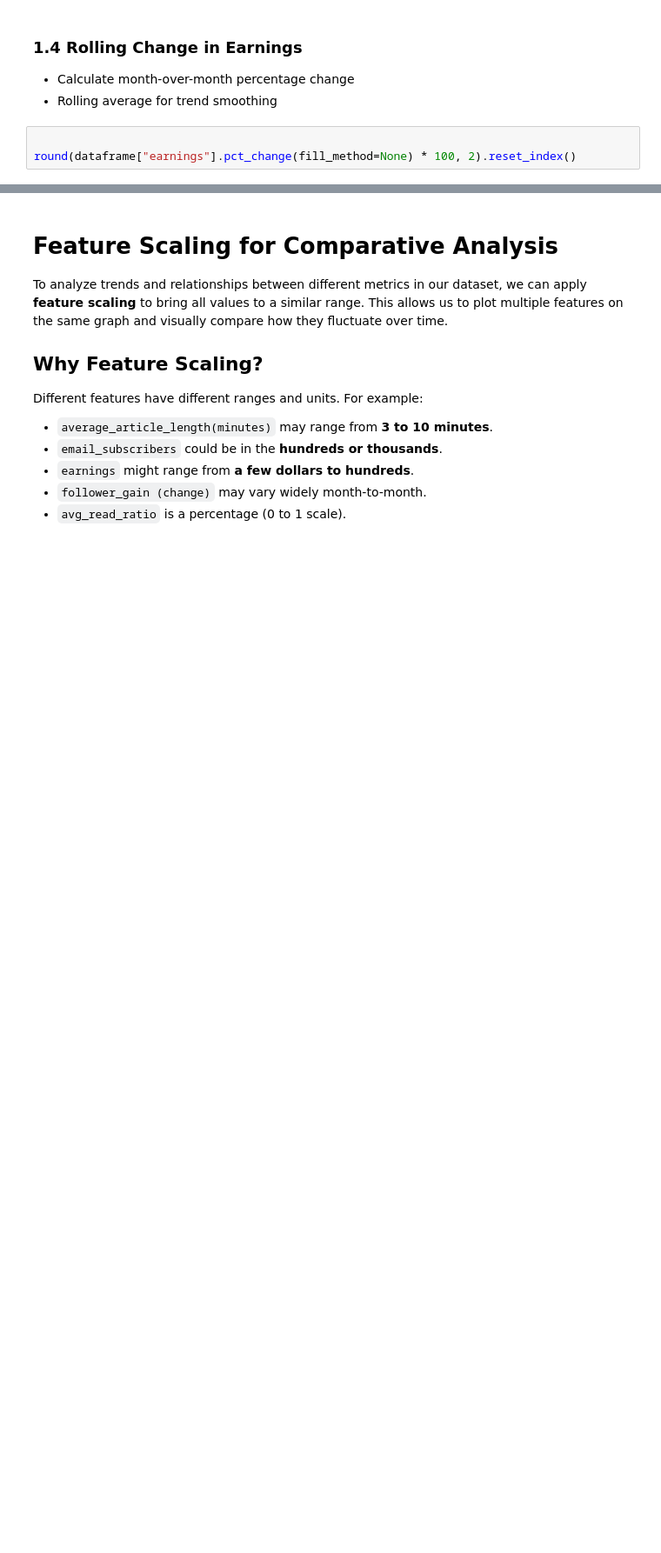
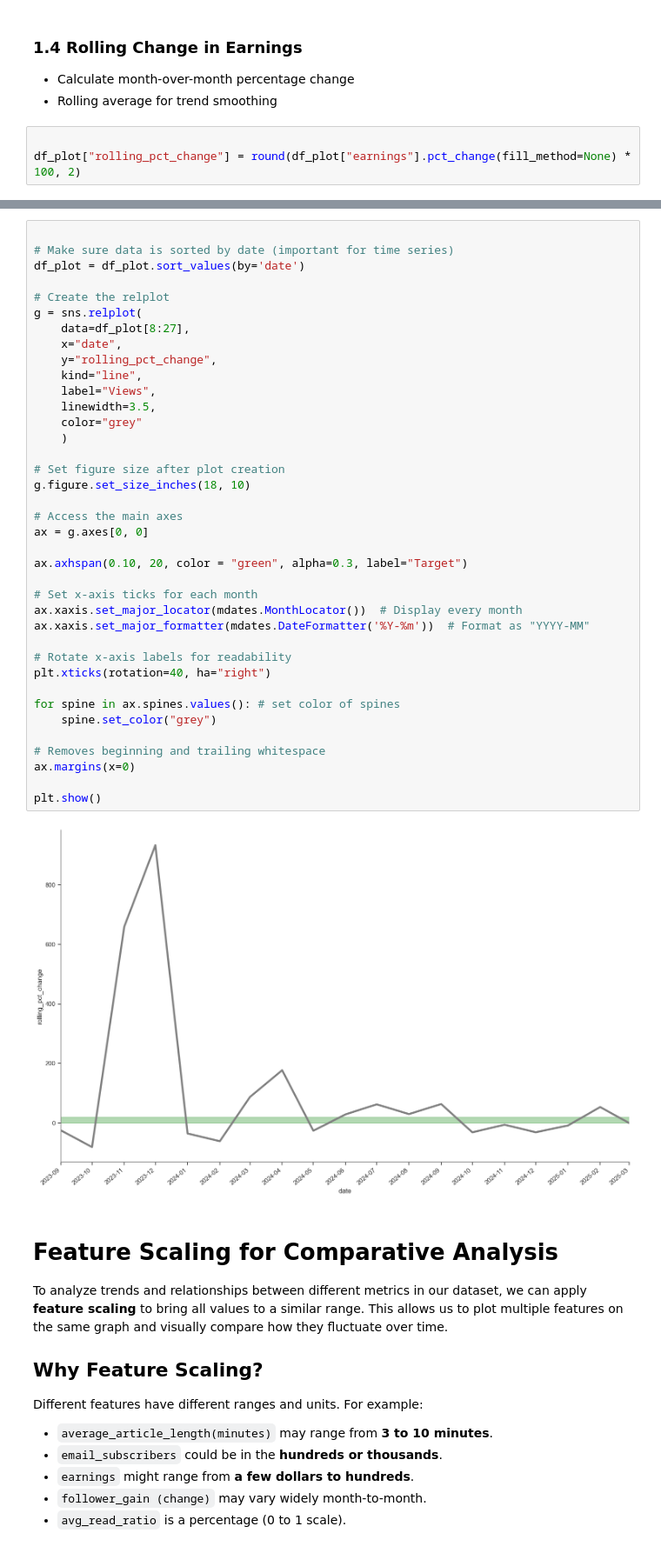
Before and after one commit to paul-trood/medium_earnings, a Jupyter notebook: 02_data_analysis.ipynb, the cells around one changed output, grey strips where cells are left out. Shown at 87% size. Cells and saved outputs as stored; diff of their text form; blank space fills up the shorter version.

```diff
--- a/02_data_analysis.ipynb
+++ b/02_data_analysis.ipynb
@@ -484,4 +564,4 @@ Views and Reads from 2023 to 2025
 * Rolling average for trend smoothing
 # %%
 
-round(dataframe["earnings"].pct_change(fill_method=None) * 100, 2).reset_index()
+df_plot["rolling_pct_change"] = round(df_plot["earnings"].pct_change(fill_method=None) * 100, 2)
@@ -506,3 +595,43 @@ round(dataframe["earnings"].pct_change(fill_method=None) * 100, 2).reset_index()
+# %%
+
+# Make sure data is sorted by date (important for time series)
+df_plot = df_plot.sort_values(by='date')
+
+# Create the relplot
+g = sns.relplot(
+    data=df_plot[8:27],
+    x="date",
+    y="rolling_pct_change",
+    kind="line",
+    label="Views",
+    linewidth=3.5,
+    color="grey"
+    )
+
+# Set figure size after plot creation
+g.figure.set_size_inches(18, 10)
+
+# Access the main axes
+ax = g.axes[0, 0]
+
+ax.axhspan(0.10, 20, color = "green", alpha=0.3, label="Target")
+
+# Set x-axis ticks for each month
+ax.xaxis.set_major_locator(mdates.MonthLocator())  # Display every month
+ax.xaxis.set_major_formatter(mdates.DateFormatter('%Y-%m'))  # Format as "YYYY-MM"
+
+# Rotate x-axis labels for readability
+plt.xticks(rotation=40, ha="right")
+
+for spine in ax.spines.values(): # set color of spines
+    spine.set_color("grey")
+
+# Removes beginning and trailing whitespace
+ax.margins(x=0)
+
+plt.show()
+# %% [output]
+[figure, added]
 # %% [markdown]
 # Feature Scaling for Comparative Analysis
 
```
Also changed, not shown: parts of 9 cells of this notebook, 2 other files.
